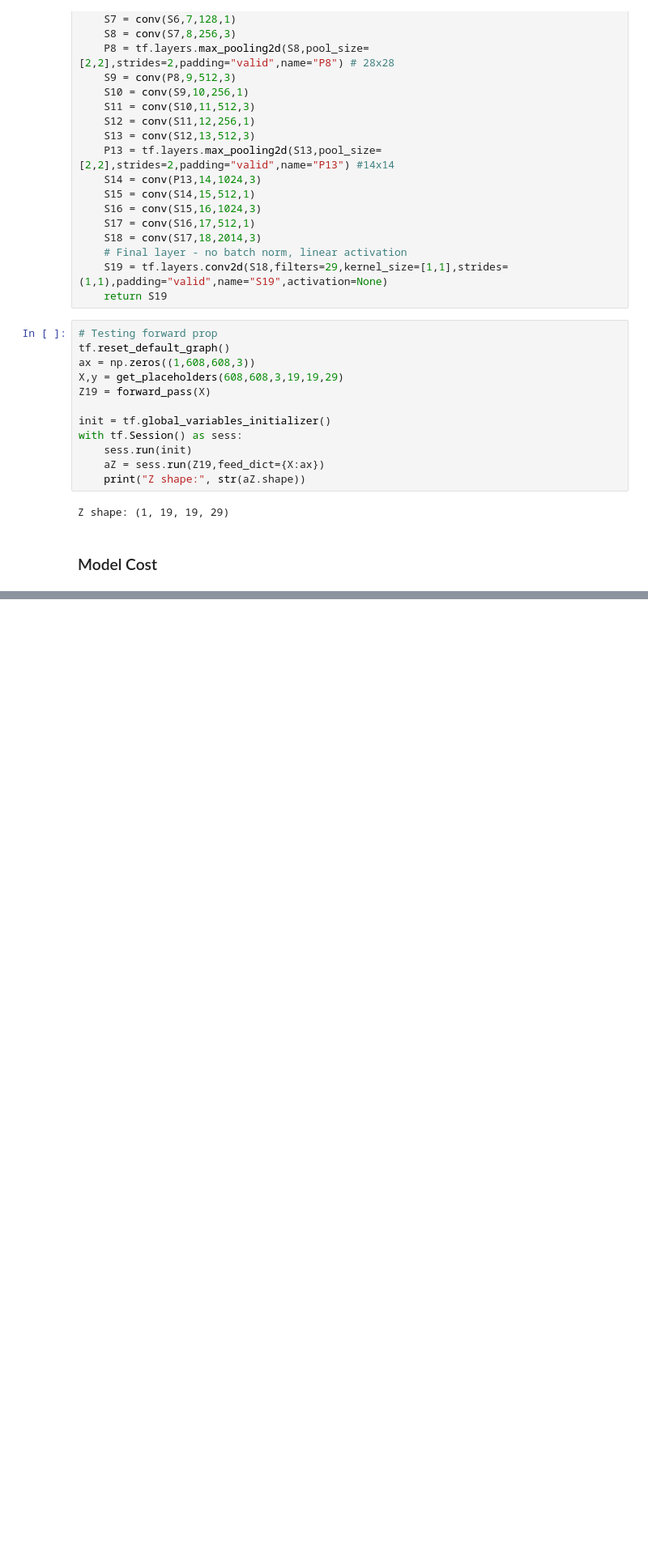
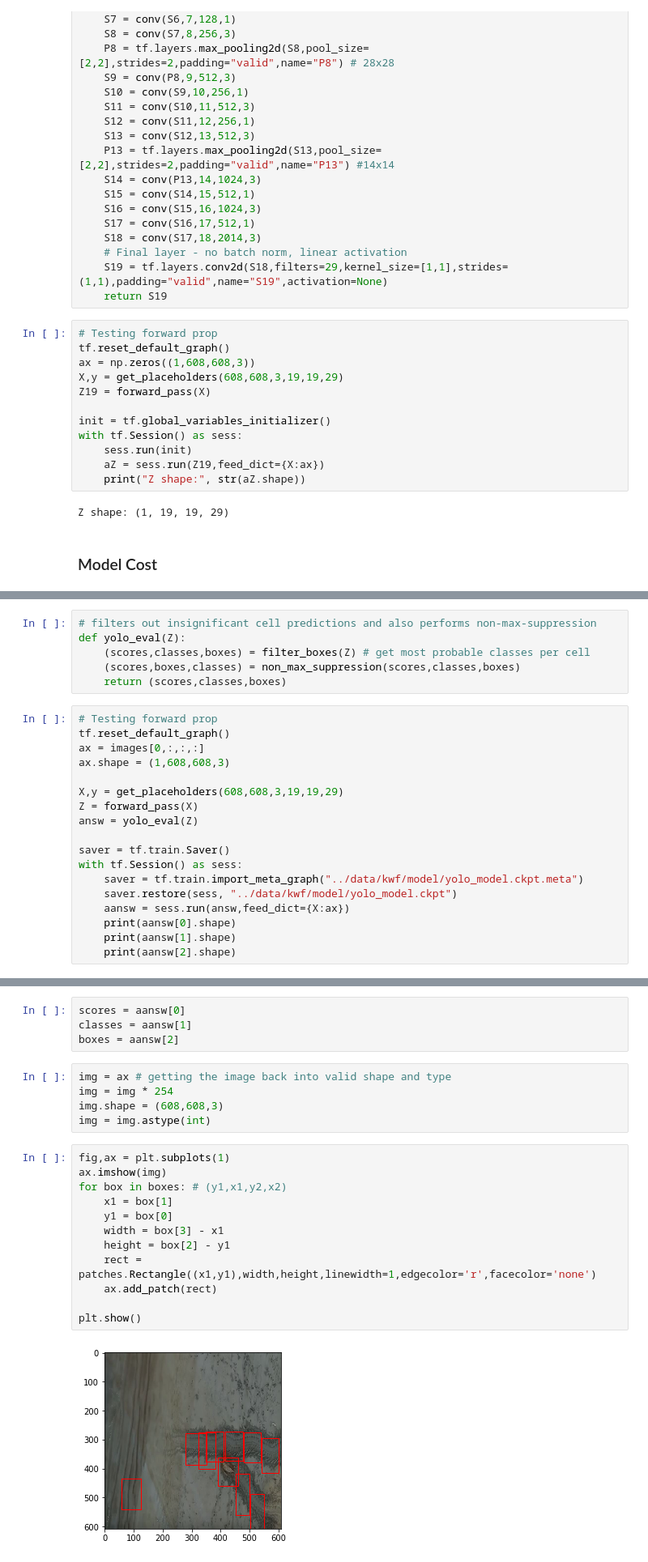
Before and after one commit to nateandre/KwF-Drone, a Jupyter notebook: yolo_model.ipynb, the cells around one changed output, grey strips where cells are left out. Shown at 81% size. Cells and saved outputs as stored; diff of their text form; blank space fills up the shorter version.

Commit message:
finished model

```diff
--- a/yolo_model.ipynb
+++ b/yolo_model.ipynb
@@ -143,0 +409,24 @@ with tf.Session() as sess:
+# %%
+# filters out insignificant cell predictions and also performs non-max-suppression
+def yolo_eval(Z):
+    (scores,classes,boxes) = filter_boxes(Z) # get most probable classes per cell
+    (scores,boxes,classes) = non_max_suppression(scores,classes,boxes)
+    return (scores,classes,boxes)
+# %%
+# Testing forward prop
+tf.reset_default_graph()
+ax = images[0,:,:,:]
+ax.shape = (1,608,608,3)
+
+X,y = get_placeholders(608,608,3,19,19,29)
+Z = forward_pass(X)
+answ = yolo_eval(Z)
+
+saver = tf.train.Saver()
+with tf.Session() as sess:
+    saver = tf.train.import_meta_graph("../data/kwf/model/yolo_model.ckpt.meta")
+    saver.restore(sess, "../data/kwf/model/yolo_model.ckpt")
+    aansw = sess.run(answ,feed_dict={X:ax})
+    print(aansw[0].shape)
+    print(aansw[1].shape)
+    print(aansw[2].shape)
@@ -143,0 +442,23 @@ with tf.Session() as sess:
+# %%
+scores = aansw[0]
+classes = aansw[1]
+boxes = aansw[2]
+# %%
+img = ax # getting the image back into valid shape and type
+img = img * 254
+img.shape = (608,608,3)
+img = img.astype(int)
+# %%
+fig,ax = plt.subplots(1)
+ax.imshow(img)
+for box in boxes: # (y1,x1,y2,x2)
+    x1 = box[1]
+    y1 = box[0]
+    width = box[3] - x1
+    height = box[2] - y1
+    rect = patches.Rectangle((x1,y1),width,height,linewidth=1,edgecolor='r',facecolor='none')
+    ax.add_patch(rect)
+
+plt.show()
+# %% [output]
+[figure, added]
```
Also changed, not shown: parts of 21 cells of this notebook.
